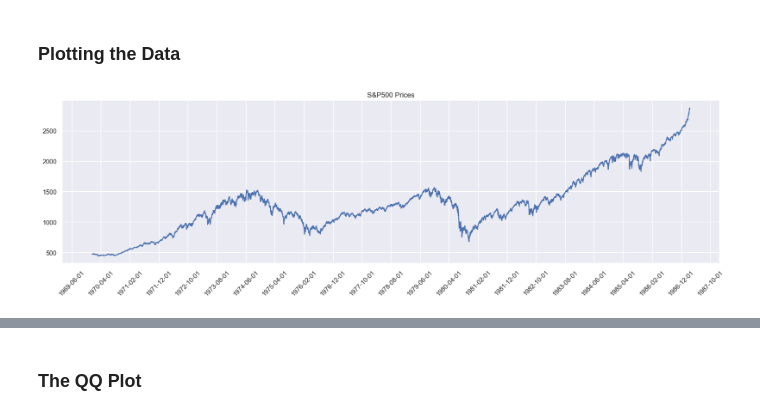
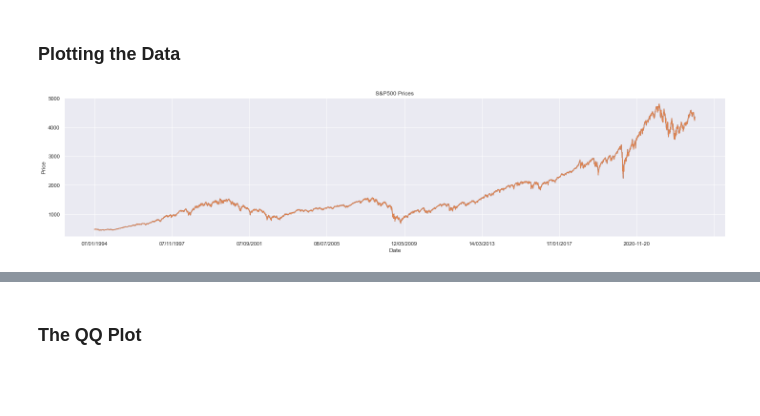
Before and after one commit to Egeekle/Time.Series-Analysis-Wk, a Jupyter notebook: 1. Introduction to Time Series.ipynb, the cells around one changed output, grey strips where cells are left out. Drawn from its saved outputs; the diff is of its cells as text; code cells hidden in the pictures; blank space fills up the shorter version.

```diff
--- a/1. Introduction to Time Series.ipynb
+++ b/1. Introduction to Time Series.ipynb
@@ -13,5 +11,5 @@ ModuleNotFoundError: No module named 'pandas'
 # %%
-raw_csv_data = pd.read_csv("Index2018.csv")
+raw_csv_data = pd.read_csv("Index_united.csv")
 # %%
 df_comp = raw_csv_data.copy()
 df_comp.set_index(df_comp.date,inplace=True)
@@ -44,3 +32,5 @@ df_comp.head()
+# %%
+df_comp.drop(columns='Unnamed: 0',inplace=True)
 # %%
 df_comp.describe()
 # %% [output]
@@ -79,2 +81,0 @@ memory usage: 245.0 KB
-# %%
-df_comp.date=pd.to_datetime(df_comp.date)
@@ -83,9 +97,11 @@ df_comp.date=pd.to_datetime(df_comp.date)
 # %%
 import matplotlib.dates as mdates
 df_comp.spx.plot(figsize=(20,5), title = "S&P500 Prices")
-plt.gca().xaxis.set_major_formatter(mdates.DateFormatter('%Y-%m-%d'))
-plt.gca().xaxis.set_major_locator(mdates.MonthLocator(interval=10))
-plt.xticks(rotation=45)
+df_comp['spx'].plot()
+plt.grid(True)
+plt.tight_layout()
+plt.xlabel("Date")
+plt.ylabel("Price")
 plt.show()
 # %% [output]
-[figure, old version]
+[figure, new version]
```
Also changed, not shown: parts of 14 cells of this notebook.
